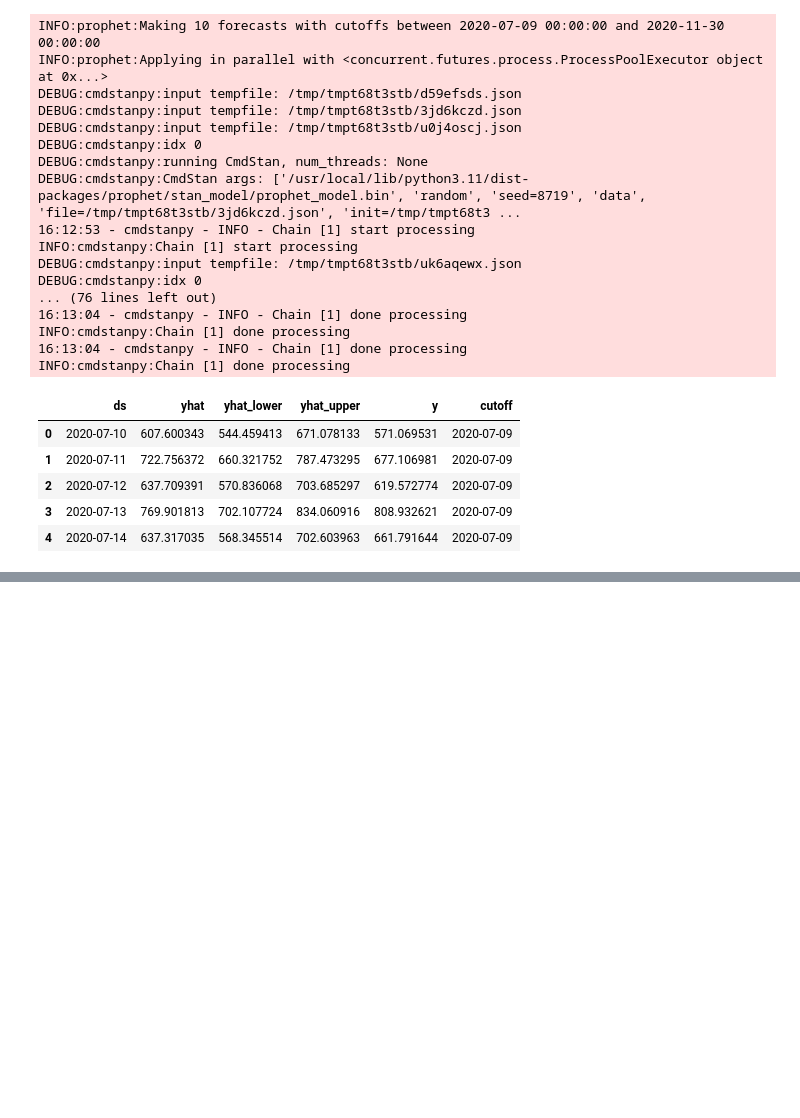
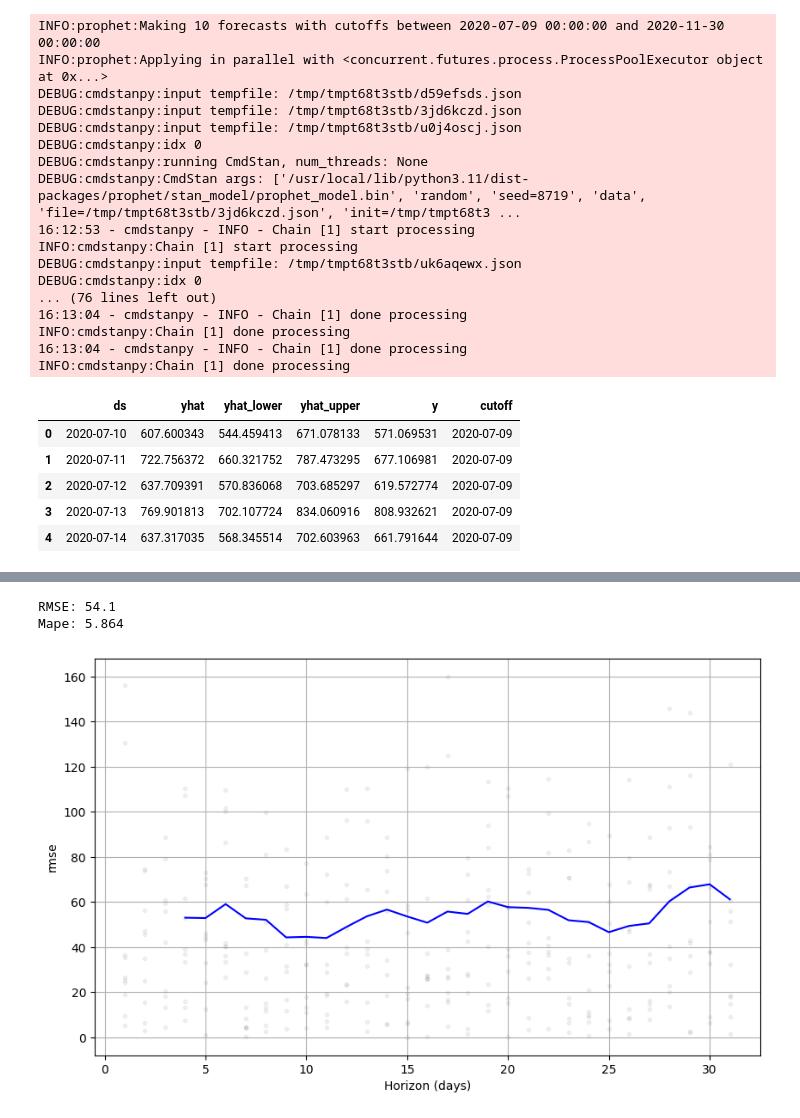
Before and after one commit to mrcruz117/Prophet---Parameter-Tuning-Dev, a Jupyter notebook: Prophet_Parameter_Tuning_Dev.ipynb, the cells around one changed output, grey strips where cells are left out. Drawn from its saved outputs; the diff is of its cells as text; code cells hidden in the pictures; blank space fills up the shorter version.

Commit message:
performance testing

```diff
--- a/Prophet_Parameter_Tuning_Dev.ipynb
+++ b/Prophet_Parameter_Tuning_Dev.ipynb
@@ -186,0 +203,18 @@ df_cv.head()
+# %%
+rmse = round(performance_metrics(df_cv)['rmse'].mean(), 1)
+mape = round(performance_metrics(df_cv)['mape'].mean() * 100, 3)
+
+print(f"RMSE: {rmse}")
+print(f"Mape: {mape}")
+# %% [output]
+RMSE: 54.1
+Mape: 5.864
+# %%
+# plotting performance metrics overtime
+plot_cross_validation_metric(
+    df_cv,
+    metric='rmse'
+);
+# error overtime
+# %% [output]
+[figure, added]
```
Also changed, not shown: parts of 3 cells of this notebook.
